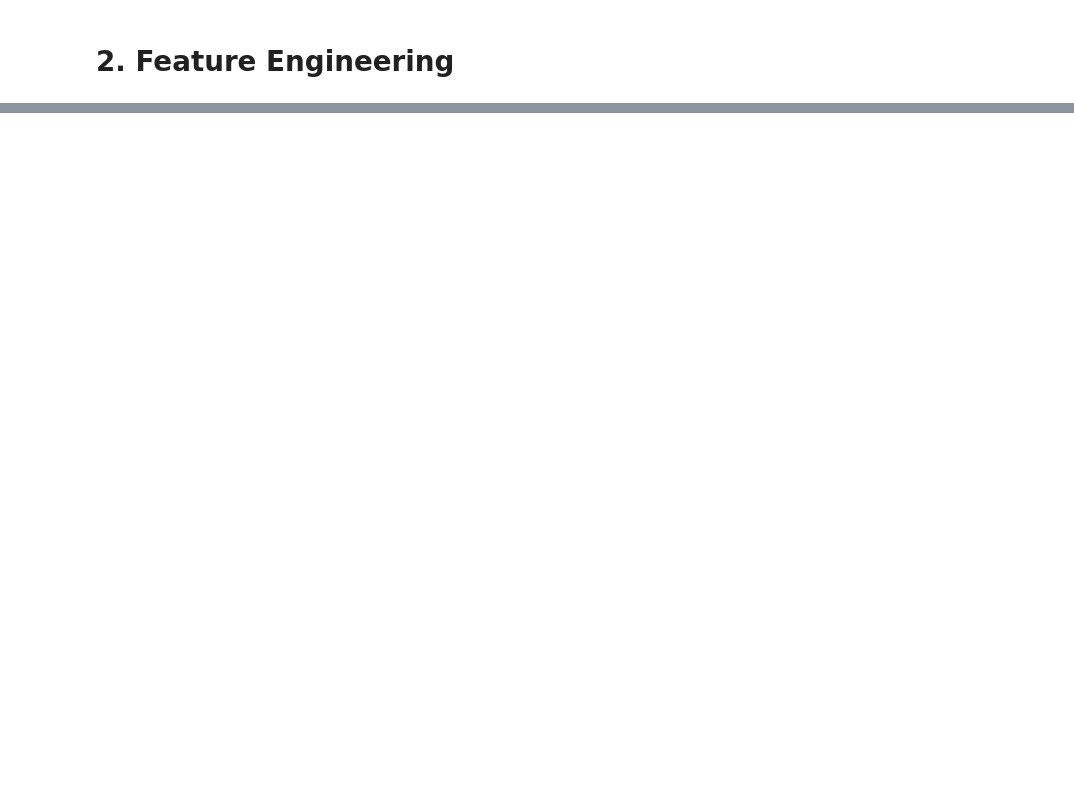
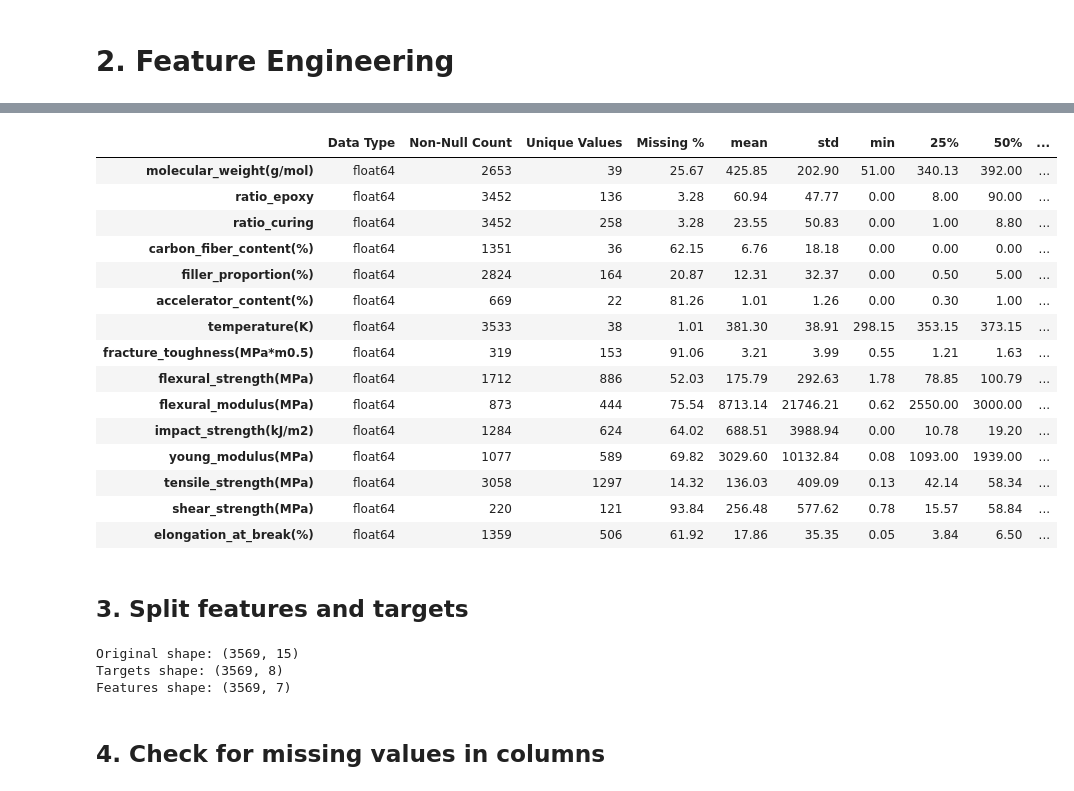
Before and after one commit to DrAg0n-BoRn/Epoxy_Optimization, a Jupyter notebook: 2_Feature_Engineering.ipynb, the cells around one changed output, grey strips where cells are left out. Drawn from its saved outputs; the diff is of its cells as text; code cells hidden in the pictures; blank space fills up the shorter version.

```diff
--- a/2_Feature_Engineering.ipynb
+++ b/2_Feature_Engineering.ipynb
@@ -20,0 +60,29 @@ summarize_dataframe(df_features)
+# %%
+summarize_dataframe(full_df)
+# %% [output]
+|  | Data Type | Non-Null Count | Unique Values | Missing % | mean | std | min | 25% | 50% | ... |
+| molecular_weight(g/mol) | float64 | 2653 | 39 | 25.67 | 425.85 | 202.90 | 51.00 | 340.13 | 392.00 | ... |
+| ratio_epoxy | float64 | 3452 | 136 | 3.28 | 60.94 | 47.77 | 0.00 | 8.00 | 90.00 | ... |
+| ratio_curing | float64 | 3452 | 258 | 3.28 | 23.55 | 50.83 | 0.00 | 1.00 | 8.80 | ... |
+| carbon_fiber_content(%) | float64 | 1351 | 36 | 62.15 | 6.76 | 18.18 | 0.00 | 0.00 | 0.00 | ... |
+| filler_proportion(%) | float64 | 2824 | 164 | 20.87 | 12.31 | 32.37 | 0.00 | 0.50 | 5.00 | ... |
+| accelerator_content(%) | float64 | 669 | 22 | 81.26 | 1.01 | 1.26 | 0.00 | 0.30 | 1.00 | ... |
+| temperature(K) | float64 | 3533 | 38 | 1.01 | 381.30 | 38.91 | 298.15 | 353.15 | 373.15 | ... |
+| fracture_toughness(MPa*m0.5) | float64 | 319 | 153 | 91.06 | 3.21 | 3.99 | 0.55 | 1.21 | 1.63 | ... |
+| flexural_strength(MPa) | float64 | 1712 | 886 | 52.03 | 175.79 | 292.63 | 1.78 | 78.85 | 100.79 | ... |
+| flexural_modulus(MPa) | float64 | 873 | 444 | 75.54 | 8713.14 | 21746.21 | 0.62 | 2550.00 | 3000.00 | ... |
+| impact_strength(kJ/m2) | float64 | 1284 | 624 | 64.02 | 688.51 | 3988.94 | 0.00 | 10.78 | 19.20 | ... |
+| young_modulus(MPa) | float64 | 1077 | 589 | 69.82 | 3029.60 | 10132.84 | 0.08 | 1093.00 | 1939.00 | ... |
+| tensile_strength(MPa) | float64 | 3058 | 1297 | 14.32 | 136.03 | 409.09 | 0.13 | 42.14 | 58.34 | ... |
+| shear_strength(MPa) | float64 | 220 | 121 | 93.84 | 256.48 | 577.62 | 0.78 | 15.57 | 58.84 | ... |
+| elongation_at_break(%) | float64 | 1359 | 506 | 61.92 | 17.86 | 35.35 | 0.05 | 3.84 | 6.50 | ... |
+# %% [markdown]
+## 3. Split features and targets
+# %%
+df_targets, df_features = split_features_targets(df=full_df, targets=TARGETS)
+# %% [output]
+Original shape: (3569, 15)
+Targets shape: (3569, 8)
+Features shape: (3569, 7)
+# %% [markdown]
+## 4. Check for missing values in columns
```
Also changed, not shown: parts of 24 cells of this notebook.
